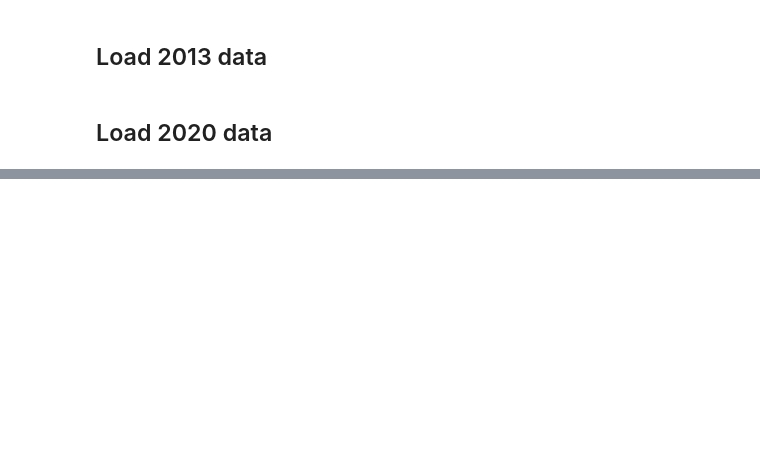
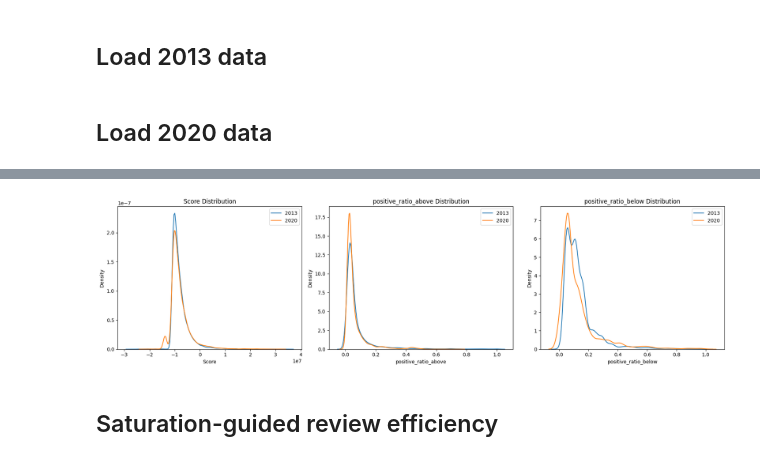
Before and after one commit to assaflandschaft/ehr-yield-prediction, a Jupyter notebook: ehr-yield-prediction.ipynb, the cells around one changed output, grey strips where cells are left out. Cells and saved outputs as stored; diff of their text form; code cells hidden in the pictures; blank space fills up the shorter version.

```diff
--- a/ehr-yield-prediction.ipynb
+++ b/ehr-yield-prediction.ipynb
@@ -166,0 +639,31 @@ P-value from permutation test: 0.0457
+# %%
+
+# 6. Year-to-Year Distribution Comparison
+fig, (ax1, ax2, ax3) = plt.subplots(1, 3, figsize=(18, 5))
+
+# Score distribution
+sns.kdeplot(df_2013_clean['Score'], ax=ax1, label='2013')
+sns.kdeplot(df_2020_clean['Score'], ax=ax1, label='2020')
+ax1.set_title('Score Distribution')
+ax1.legend()
+
+
+# positive_ratio_above distribution
+sns.kdeplot(df_2013_clean['positive_ratio_above'], ax=ax2, label='2013')
+sns.kdeplot(df_2020_clean['positive_ratio_above'], ax=ax2, label='2020')
+ax2.set_title('positive_ratio_above Distribution')
+ax2.legend()
+
+# positive_ratio_below distribution
+sns.kdeplot(df_2013_clean['positive_ratio_below'], ax=ax3, label='2013')
+sns.kdeplot(df_2020_clean['positive_ratio_below'], ax=ax3, label='2020')
+ax3.set_title('positive_ratio_below Distribution')
+ax3.legend()
+
+plt.tight_layout()
+plt.savefig('KDE_plot.png')
+plt.show()
+# %% [output]
+[figure, added]
+# %% [markdown]
+## Saturation-guided review efficiency
```
Also changed, not shown: parts of 40 cells of this notebook.
